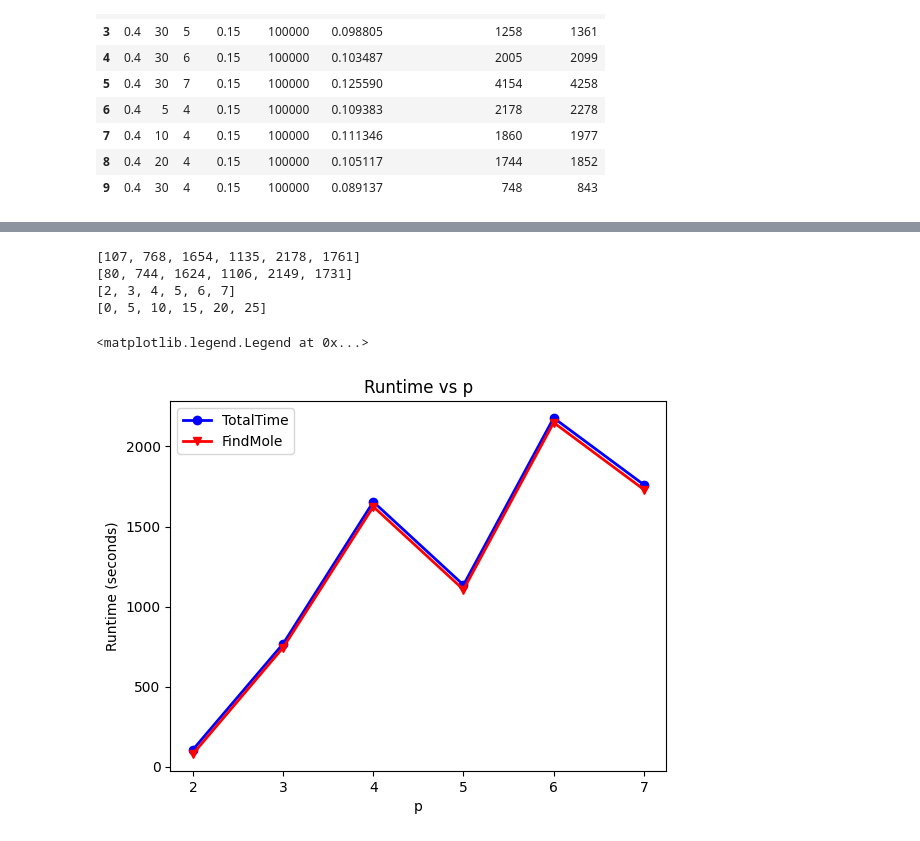
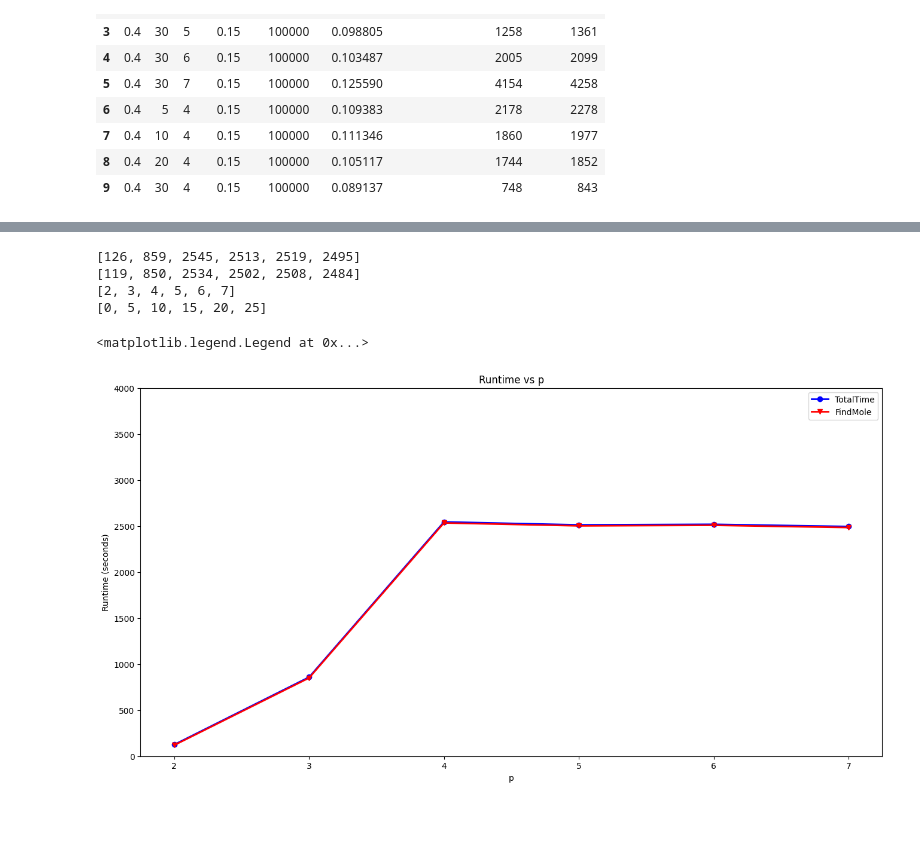
Before and after one commit to ilkayalbayrak/HKP_Coherence, a Jupyter notebook: draw_performance_plots.ipynb, the cells around one changed output, grey strips where cells are left out. Drawn from its saved outputs; the diff is of its cells as text; code cells hidden in the pictures.

Commit message:
added plots for presentation

```diff
--- a/draw_performance_plots.ipynb
+++ b/draw_performance_plots.ipynb
@@ -22,0 +21,15 @@ data.head(10)
+# %%
+"""
+performance records for public items selected when np.random.seed() was set, make similar runs for the sake of presentation, maybe there will be better results. But so far the plots behave very similar to what is provided in the paper.
+"""
+data_seed_k = pd.read_csv("Plots/performance_records_k_random_seed_set.csv")
+data_seed_k = data_seed_k[data_seed_k['data_size'] == 100000]
+data_seed_k.head(10)
+
+
+
+data_seed_p = pd.read_csv("Plots/performance_records_p_random_seed_set.csv")
+data_seed_p = data_seed_p[data_seed_p['data_size'] == 100000]
+print(data_seed_p.head(10))
+df = data_seed_p.loc[(data.h == 0.4) & (data.k == 30) & (data.sigma == 0.15) & (data.data_size == 100000)]
+print(df.head(10))
@@ -69,12 +97,9 @@ def plot_distortion(x,y, x_label: str):
 def plot_runtime():
     pass
 # %%
-p_distortion, p_runtime = prepare_values(data, 'p')
-k_distortion, k_runtime = prepare_values(data,'k')
+p_distortion, p_runtime = prepare_values(data_seed_p, 'p')
+k_distortion, k_runtime = prepare_values(data_seed_k,'k')
 sigma_distortion, sigma_runtime = prepare_values(data, 'sigma')
-# print(p_distortion.keys())
-# print(k_distortion.keys())
-# print(sigma_distortion.keys())
 # %% [output]
 #--- Preparing values for p ---#
 
@@ -110,31 +135,32 @@ No artists with labels found to put in legend.  Note that artists whose label st
 # %%
 ## Plots for p vs runtime
 x = [i for i in p_runtime.keys()]
 y_total = list(map(lambda a: p_runtime.get(a)['total'], p_runtime))
 y_min_moles = list(map(lambda a: p_runtime.get(a)['min_moles'], p_runtime))
 print(list(y_total))
 print(list(y_min_moles))
 print(x)
 
 x_label = 'p'
 y_ticks = [i for i in range(0,30,5)]
 print(y_ticks)
 
-fig, ax = plt.subplots(1)
+fig, ax = plt.subplots(figsize=(16,8))
 ax.plot(x,y_total, label='TotalTime', marker='o', linewidth=2, color='blue')
 ax.plot(x,y_min_moles, label='FindMole', marker='v', linewidth=2, color='red')
 ax.set_title(f'Runtime vs {x_label}')
 ax.set_xlabel(x_label)
 ax.set_ylabel('Runtime (seconds)')
+ax.set_ylim([0,4000])
 # plt.gca().patch.set_facecolor('white')
 ax.legend()
 # %% [output]
-[107, 768, 1654, 1135, 2178, 1761]
-[80, 744, 1624, 1106, 2149, 1731]
+[126, 859, 2545, 2513, 2519, 2495]
+[119, 850, 2534, 2502, 2508, 2484]
 [2, 3, 4, 5, 6, 7]
 [0, 5, 10, 15, 20, 25]
 <matplotlib.legend.Legend at 0x...>
-[figure, old version]
+[figure, new version]
 # %%
 # plot for k vs runtime
 
```
Also changed, not shown: parts of 7 cells of this notebook, 14 other files.
